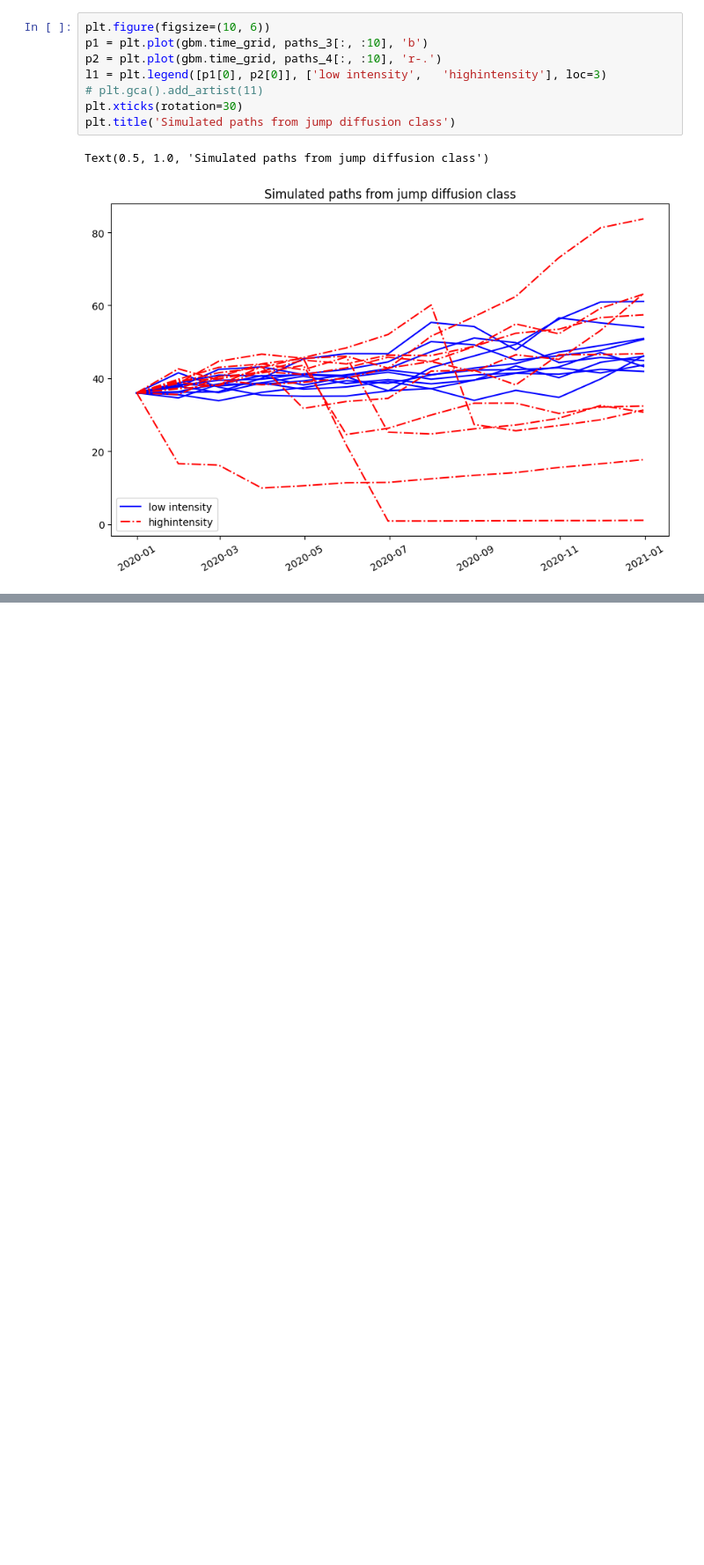
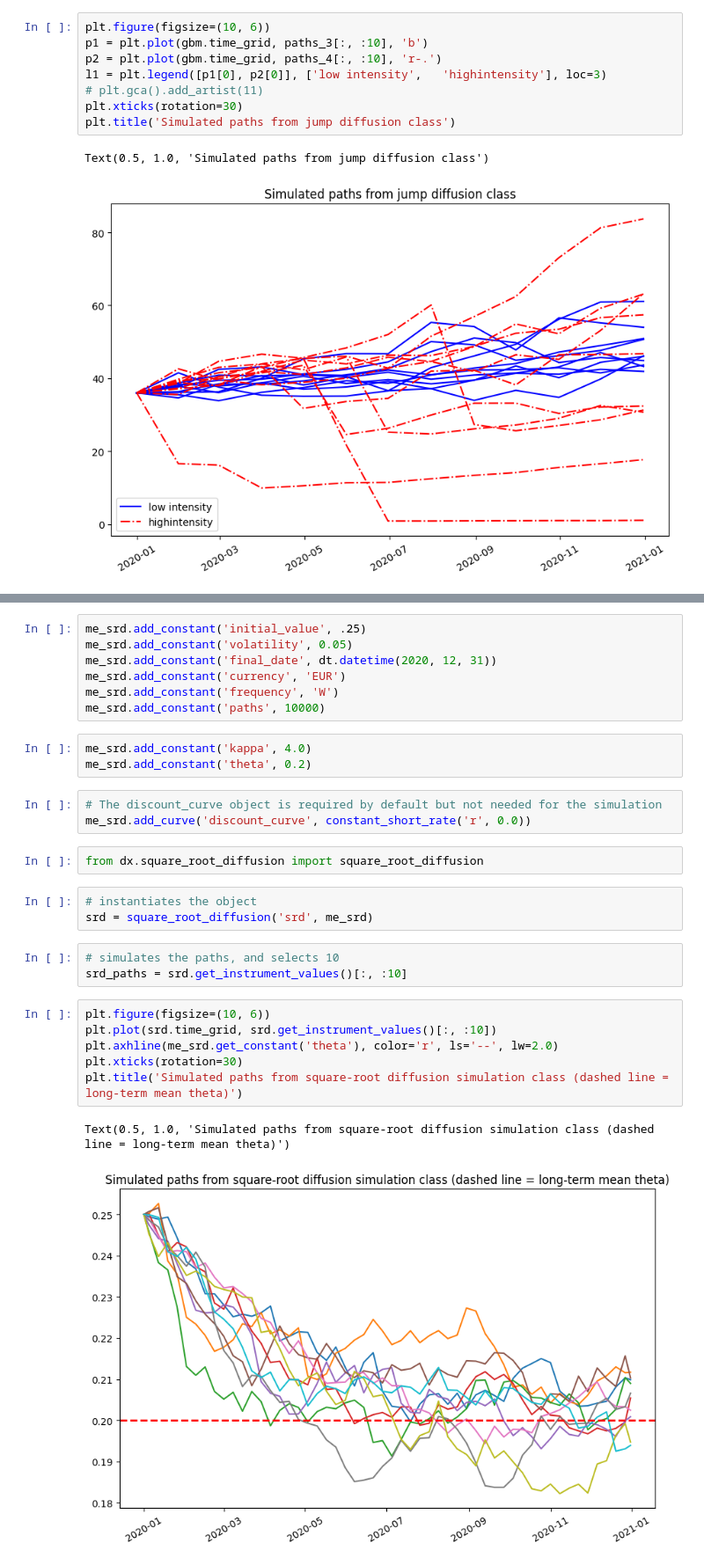
Before and after one commit to ahn283/finance, a Jupyter notebook: python_for_finance/simulation_of_financial_models.ipynb, the cells around one changed output, grey strips where cells are left out. Shown at 88% size. Cells and saved outputs as stored; diff of their text form; blank space fills up the shorter version.

```diff
--- a/python_for_finance/simulation_of_financial_models.ipynb
+++ b/python_for_finance/simulation_of_financial_models.ipynb
@@ -337,0 +381,30 @@ Text(0.5, 1.0, 'Simulated paths from jump diffusion class')
+# %%
+me_srd.add_constant('initial_value', .25)
+me_srd.add_constant('volatility', 0.05)
+me_srd.add_constant('final_date', dt.datetime(2020, 12, 31))
+me_srd.add_constant('currency', 'EUR')
+me_srd.add_constant('frequency', 'W')
+me_srd.add_constant('paths', 10000)
+# %%
+me_srd.add_constant('kappa', 4.0)
+me_srd.add_constant('theta', 0.2)
+# %%
+# The discount_curve object is required by default but not needed for the simulation
+me_srd.add_curve('discount_curve', constant_short_rate('r', 0.0))
+# %%
+from dx.square_root_diffusion import square_root_diffusion
+# %%
+# instantiates the object
+srd = square_root_diffusion('srd', me_srd)
+# %%
+# simulates the paths, and selects 10
+srd_paths = srd.get_instrument_values()[:, :10]
+# %%
+plt.figure(figsize=(10, 6))
+plt.plot(srd.time_grid, srd.get_instrument_values()[:, :10])
+plt.axhline(me_srd.get_constant('theta'), color='r', ls='--', lw=2.0)
+plt.xticks(rotation=30)
+plt.title('Simulated paths from square-root diffusion simulation class (dashed line = long-term mean theta)')
+# %% [output]
+Text(0.5, 1.0, 'Simulated paths from square-root diffusion simulation class (dashed line = long-term mean theta)')
+[figure, added]
```
Also changed, not shown: parts of 8 cells of this notebook, 1 other file.
